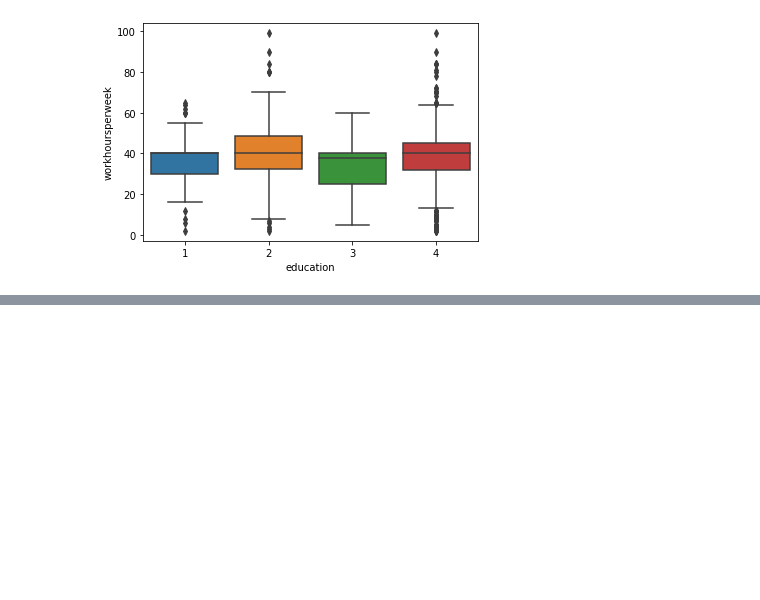
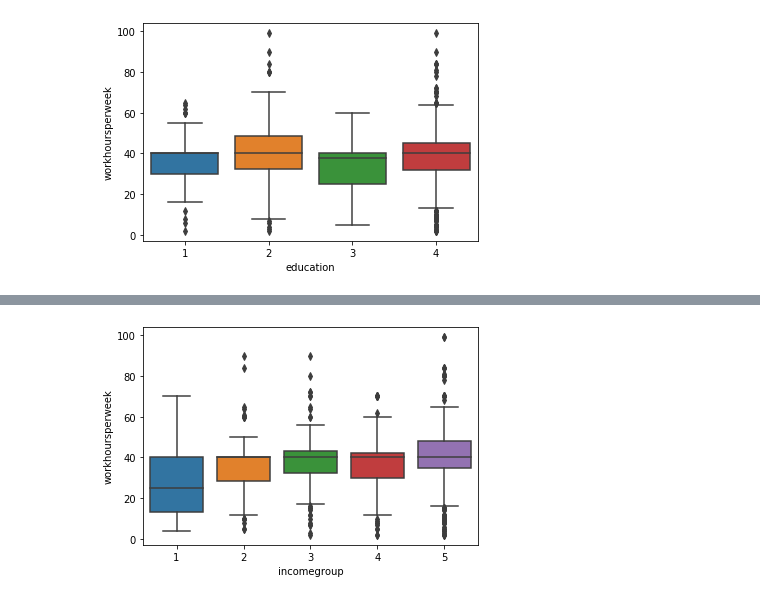
Before and after one commit to diegoarmaca/SocialDataSample, a Jupyter notebook: cchs.ipynb, the cells around one changed output, grey strips where cells are left out. Saved outputs shown, nothing was run; the diff lists cells and outputs as text; code cells hidden in the pictures; blank space fills up the shorter version.

```diff
--- a/cchs.ipynb
+++ b/cchs.ipynb
@@ -384,0 +391,4 @@ ax = sns.boxplot(x="education", y="workhoursperweek", data=df)
+# %%
+ax = sns.boxplot(x="incomegroup", y="workhoursperweek", data=df)
+# %% [output]
+[figure, added]
```
Also changed, not shown: parts of 15 cells of this notebook.
